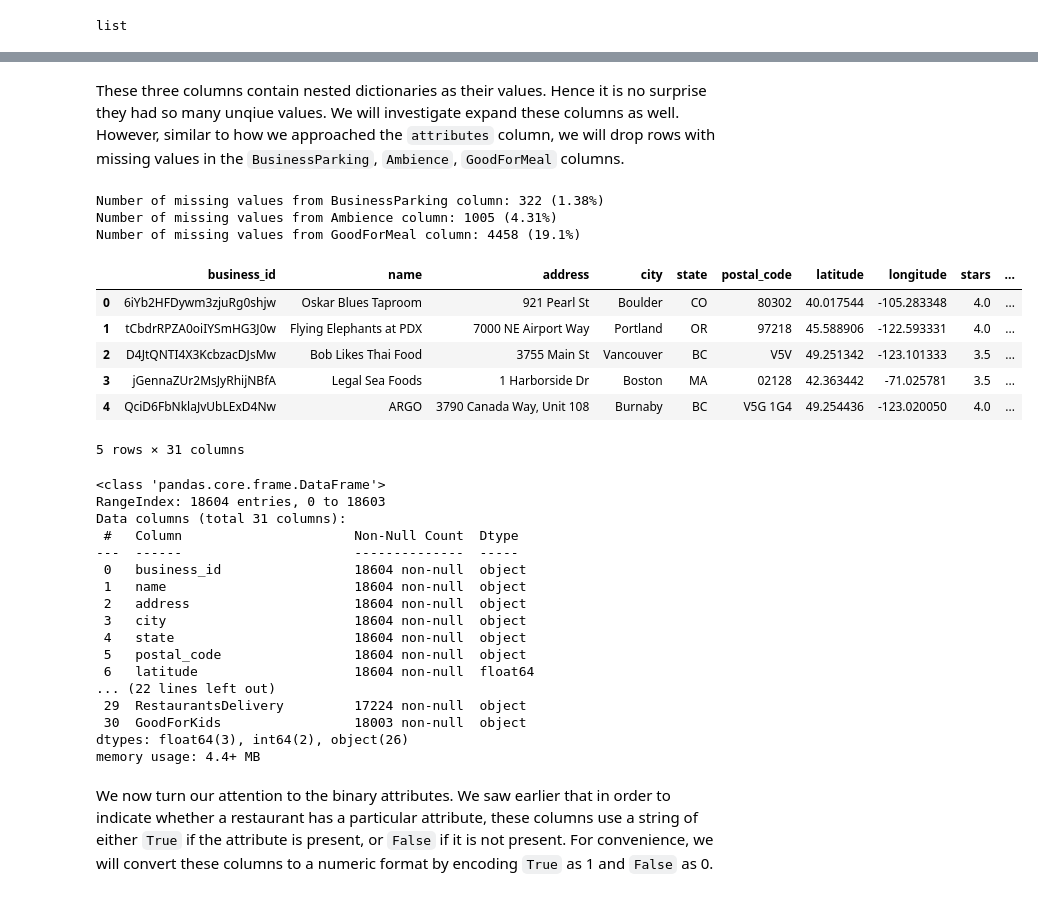
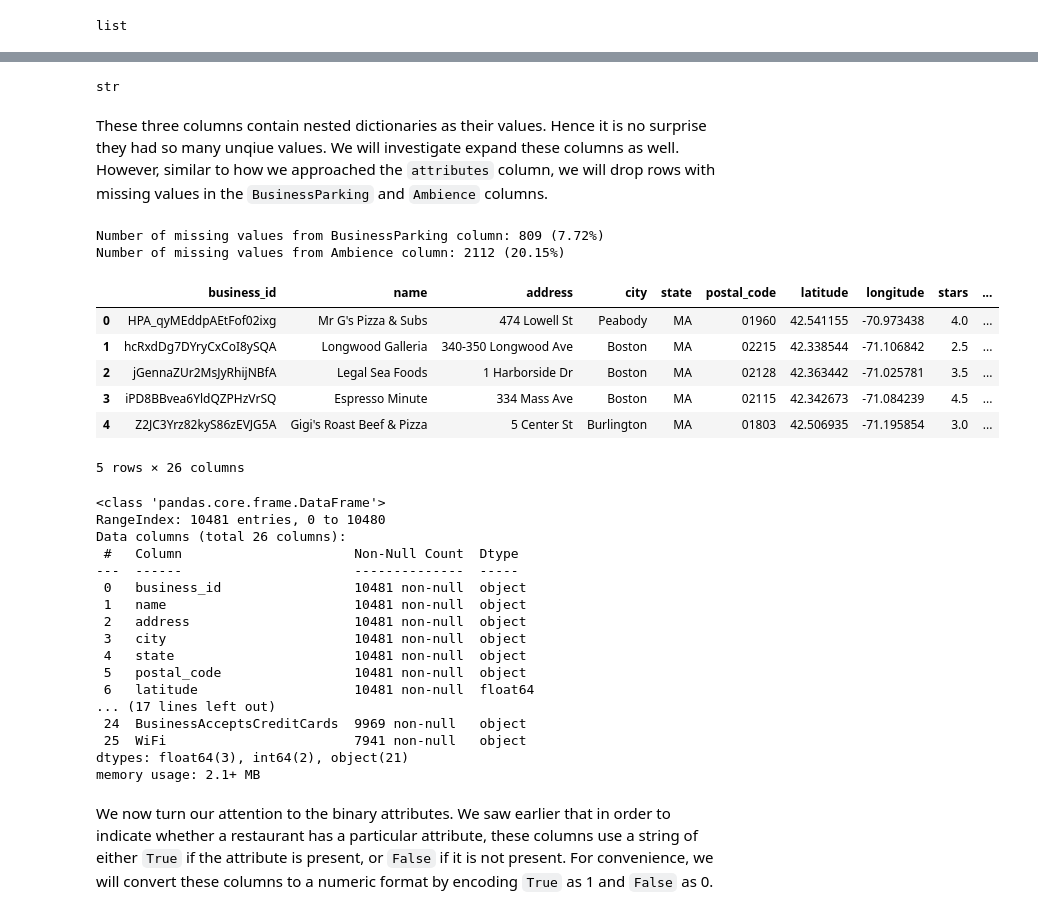
Before and after one commit to allistaircota/rate_my_restaurant, a Jupyter notebook: notebooks/Business Dataset Initial File Processing.ipynb, the cells around one changed output, grey strips where cells are left out. Saved outputs shown, nothing was run; the diff lists cells and outputs as text; code cells hidden in the pictures.

```diff
--- a/notebooks/Business Dataset Initial File Processing.ipynb
+++ b/notebooks/Business Dataset Initial File Processing.ipynb
@@ -87,0 +152,3 @@ Filtering for restaurants has produced 50,793 rows (31.6% of our original busine
+# %%
+restaurant_df = restaurant_df[restaurant_df['state']=='MA'].reset_index(drop=True)
+restaurant_df.info()
@@ -334,5 +381,5 @@ na_count_df.style.background_gradient(axis=0)
 # %%
-restaurant_df2 = restaurant_df2[restaurant_df2['review_count'] >= 50]
+#restaurant_df2 = restaurant_df2[restaurant_df2['review_count'] >= 5]
 # %%
 restaurant_df2.info()
 # %% [output]
@@ -520,7 +562,11 @@ restaurant_df3[['GoodForMeal']].head()
+# %%
+type(restaurant_df3['Ambience'][0])
+# %% [output]
+str
 # %% [markdown]
-These three columns contain nested dictionaries as their values. Hence it is no surprise they had so many unqiue values. We will investigate expand these columns as well. However, similar to how we approached the `attributes` column, we will drop rows with missing values in the `BusinessParking`, `Ambience`, `GoodForMeal` columns.
+These three columns contain nested dictionaries as their values. Hence it is no surprise they had so many unqiue values. We will investigate expand these columns as well. However, similar to how we approached the `attributes` column, we will drop rows with missing values in the `BusinessParking` and `Ambience` columns.
 # %%
-dictionary_attributes = ['BusinessParking', 'Ambience', 'GoodForMeal']
+dictionary_attributes = ['BusinessParking', 'Ambience']
 # %%
 for attribute in dictionary_attributes:
 
@@ -529,43 +575,43 @@ for attribute in dictionary_attributes:
 
     print(f'Number of missing values from {attribute} column: {missing_value_count} ({round(pct_missing_values,2)}%)')
 # %% [output]
-Number of missing values from BusinessParking column: 322 (1.38%)
-Number of missing values from Ambience column: 1005 (4.31%)
-Number of missing values from GoodForMeal column: 4458 (19.1%)
+Number of missing values from BusinessParking column: 809 (7.72%)
+Number of missing values from Ambience column: 2112 (20.15%)
 # %%
-restaurant_df3 = restaurant_df3.\
+'''restaurant_df3 = restaurant_df3.\
         drop(restaurant_df3[restaurant_df3[dictionary_attributes].isna().any(axis=1)].index).\
-        reset_index().drop('index', axis=1)
+        reset_index().drop('index', axis=1)'''
+restaurant_df3.drop(['BusinessParking', 'Ambience'], axis=1, inplace=True)
 
 restaurant_df3.head()
 # %% [output]
 |  | business_id | name | address | city | state | postal_code | latitude | longitude | stars | ... |
-| 0 | 6iYb2HFDywm3zjuRg0shjw | Oskar Blues Taproom | 921 Pearl St | Boulder | CO | 80302 | 40.017544 | -105.283348 | 4.0 | ... |
-| 1 | tCbdrRPZA0oiIYSmHG3J0w | Flying Elephants at PDX | 7000 NE Airport Way | Portland | OR | 97218 | 45.588906 | -122.593331 | 4.0 | ... |
-| 2 | D4JtQNTI4X3KcbzacDJsMw | Bob Likes Thai Food | 3755 Main St | Vancouver | BC | V5V | 49.251342 | -123.101333 | 3.5 | ... |
-| 3 | jGennaZUr2MsJyRhijNBfA | Legal Sea Foods | 1 Harborside Dr | Boston | MA | 02128 | 42.363442 | -71.025781 | 3.5 | ... |
-| 4 | QciD6FbNklaJvUbLExD4Nw | ARGO | 3790 Canada Way, Unit 108 | Burnaby | BC | V5G 1G4 | 49.254436 | -123.020050 | 4.0 | ... |
+| 0 | HPA_qyMEddpAEtFof02ixg | Mr G's Pizza & Subs | 474 Lowell St | Peabody | MA | 01960 | 42.541155 | -70.973438 | 4.0 | ... |
+| 1 | hcRxdDg7DYryCxCoI8ySQA | Longwood Galleria | 340-350 Longwood Ave | Boston | MA | 02215 | 42.338544 | -71.106842 | 2.5 | ... |
+| 2 | jGennaZUr2MsJyRhijNBfA | Legal Sea Foods | 1 Harborside Dr | Boston | MA | 02128 | 42.363442 | -71.025781 | 3.5 | ... |
+| 3 | iPD8BBvea6YldQZPHzVrSQ | Espresso Minute | 334 Mass Ave | Boston | MA | 02115 | 42.342673 | -71.084239 | 4.5 | ... |
+| 4 | Z2JC3Yrz82kyS86zEVJG5A | Gigi's Roast Beef & Pizza | 5 Center St | Burlington | MA | 01803 | 42.506935 | -71.195854 | 3.0 | ... |
-5 rows × 31 columns
+5 rows × 26 columns
 # %%
 restaurant_df3.info()
 # %% [output]
 <class 'pandas.core.frame.DataFrame'>
-RangeIndex: 18604 entries, 0 to 18603
-Data columns (total 31 columns):
+RangeIndex: 10481 entries, 0 to 10480
+Data columns (total 26 columns):
  #   Column                      Non-Null Count  Dtype
 ---  ------                      --------------  -----
- 0   business_id                 18604 non-null  object
- 1   name                        18604 non-null  object
- 2   address                     18604 non-null  object
- 3   city                        18604 non-null  object
- 4   state                       18604 non-null  object
- 5   postal_code                 18604 non-null  object
- 6   latitude                    18604 non-null  float64
-... (22 lines left out)
- 29  RestaurantsDelivery         17224 non-null  object
- 30  GoodForKids                 18003 non-null  object
-dtypes: float64(3), int64(2), object(26)
-memory usage: 4.4+ MB
+ 0   business_id                 10481 non-null  object
+ 1   name                        10481 non-null  object
+ 2   address                     10481 non-null  object
+ 3   city                        10481 non-null  object
+ 4   state                       10481 non-null  object
+ 5   postal_code                 10481 non-null  object
+ 6   latitude                    10481 non-null  float64
+... (17 lines left out)
+ 24  BusinessAcceptsCreditCards  9969 non-null   object
+ 25  WiFi                        7941 non-null   object
+dtypes: float64(3), int64(2), object(21)
+memory usage: 2.1+ MB
 # %% [markdown]
 We now turn our attention to the binary attributes. We saw earlier that in order to indicate whether a restaurant has a particular attribute, these columns use a string of either `True` if the attribute is present, or `False` if it is not present. For convenience, we will convert these columns to a numeric format by encoding `True` as 1 and `False` as 0.
 # %% [markdown]
```
Also changed, not shown: parts of 108 cells of this notebook.
